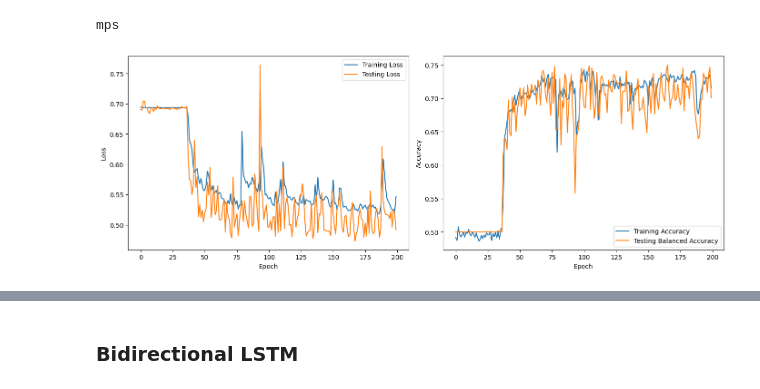
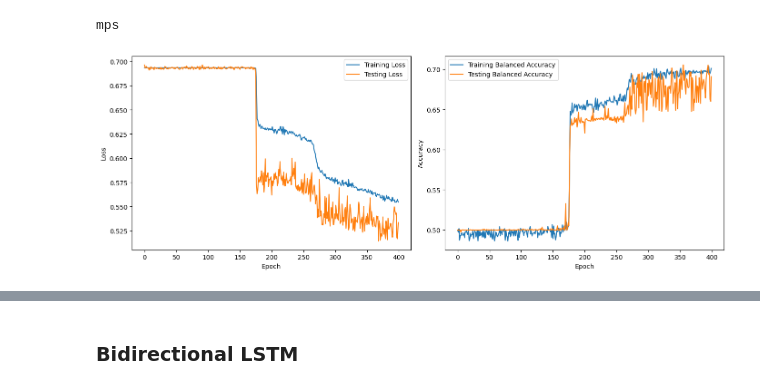
Before and after one commit to jlohunecke/ML4HC_project2, a Jupyter notebook: proj2_pt1.ipynb, the cells around one changed output, grey strips where cells are left out. Saved outputs shown, nothing was run; the diff lists cells and outputs as text; code cells hidden in the pictures.

```diff
--- a/proj2_pt1.ipynb
+++ b/proj2_pt1.ipynb
@@ -186,6 +195,7 @@ X_train_tensor = torch.cat([X_train_tensor[y_train == 0], X_train_tensor[y_train
 y_train_tensor = torch.cat([y_train_tensor[y_train == 0], y_train_tensor[y_train == 1][:len(y_train[y_train == 0])]])
 
 X_train_dataloader = DataLoader(torch.utils.data.TensorDataset(X_train_tensor, y_train_tensor), batch_size=100, shuffle=True)
+X_test_dataloader = DataLoader(torch.utils.data.TensorDataset(X_test_tensor, y_test_tensor), batch_size=100, shuffle=False)
 # %%
 class LSTMModel(nn.Module):
     def __init__(self, input_size, hidden_size, num_layers, output_size, bidirectional=False):
@@ -288,7 +309,7 @@ def plot_acc_and_loss(model_name, num_epochs):
     axs[0].legend()
 
     # Plotting the accuracies
-    axs[1].plot(epoch_accuracies_training, label='Training Accuracy')
+    axs[1].plot(epoch_accuracies_training, label='Training Balanced Accuracy')
     axs[1].plot(epoch_accuracies_testing, label='Testing Balanced Accuracy')
     axs[1].set_xlabel('Epoch')
     axs[1].set_ylabel('Accuracy')
@@ -318,16 +339,16 @@ output_size = 1
 
 lstm = LSTMModel(input_size, hidden_size, num_layers, output_size, bidirectional=False).to(device)
 criterion = nn.BCELoss()
-optimizer = torch.optim.Adam(lstm.parameters(), lr=0.0005)
+optimizer = torch.optim.Adam(lstm.parameters(), lr=3e-5)
 # %%
-num_epochs = 200
+num_epochs = 400
 torch.manual_seed(42)
 model_name = 'lstm'
 # %%
-train_model(lstm, model_name, criterion, optimizer, X_train_dataloader, X_test_tensor, y_test_tensor, num_epochs=num_epochs, truncate=True)
+train_model(lstm, model_name, criterion, optimizer, X_train_dataloader, X_test_dataloader, num_epochs=num_epochs, truncate=True)
 plot_acc_and_loss(model_name, num_epochs)
 # %% [output]
-[figure, old version]
+[figure, new version]
 # %%
 lstm.load_state_dict(torch.load(f'./p1/models/{model_name}_{num_epochs}.pth'))
 print_model_summary(lstm, criterion, X_test_tensor, y_test_tensor)
```
Also changed, not shown: parts of 18 cells of this notebook, 12 other files.
